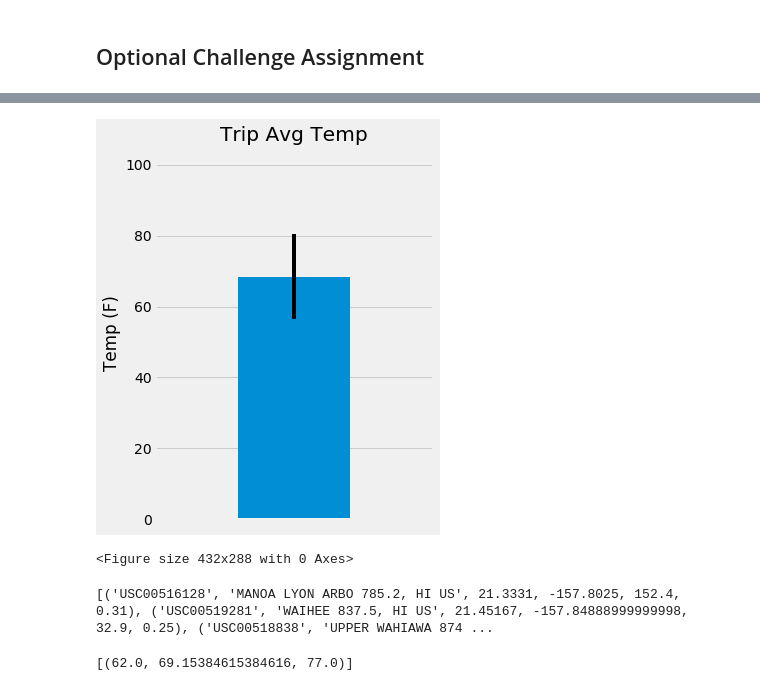
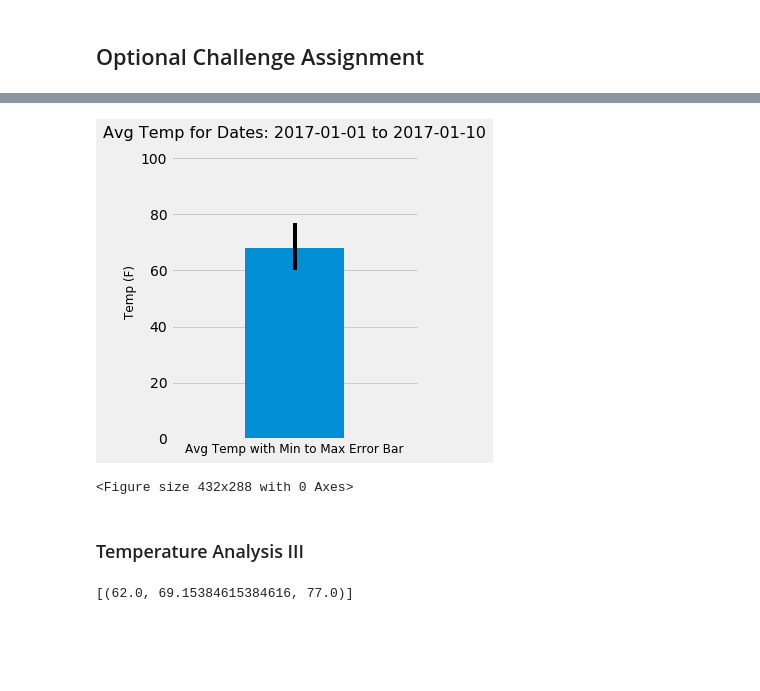
Before and after one commit to hanesy/sqlalchemy-challenge, a Jupyter notebook: climate_HY.ipynb, the cells around one changed output, grey strips where cells are left out. Cells and saved outputs as stored; diff of their text form; code cells hidden in the pictures; blank space fills up the shorter version.

```diff
--- a/climate_HY.ipynb
+++ b/climate_HY.ipynb
@@ -409,45 +437,32 @@ mycalc_temps
-# %%
-df_mycalc_temps = pd.DataFrame(mycalc_temps, columns = ['min', 'avg', 'max'])
-# df_mycalc_temps = df_mycalc_temps.T
-df_mycalc_temps
-
-# Plot the results from your previous query as a bar chart.
-# Use "Trip Avg Temp" as your Title
-# Use the average temperature for the y value
-# Use the peak-to-peak (tmax-tmin) value as the y error bar (yerr)
-
-err = df_mycalc_temps['max']- df_mycalc_temps['min']
-
-plt.figure(figsize=(5,6))
-plt.bar(1, df_mycalc_temps['avg'], yerr = err)
-plt.xlim(0,2)
-plt.xticks ([],[])
-plt.ylim(0,105)
-plt.title('Trip Avg Temp')
-plt.ylabel('Temp (F)')
-
-plt.tight_layout()
-plt.show()
-plt.savefig("Outputs/Trip Avg Temp.png")
-# %% [output]
-[figure, removed]
-<Figure size 432x288 with 0 Axes>
-# %%
-### Where is the trip date relevant? Is it for this section?
-### But this section of the notebook is considered bonus...
-### * Choose a start date and end date for your trip. Make sure that your vacation range is approximately 3-15 days total.
-
-# Calculate the total amount of rainfall per weather station for your trip dates using the previous year's matching dates.
-# Sort this in descending order by precipitation amount and list the station, name, latitude, longitude, and elevation
-## Start Here
-start_date = '2016-08-09'
-end_date = '2016-08-12'
-
-query_start_date = start_date - timedelta(days=366)
-query_end_date = end_date - timedelta(days=366)
-
-##need to perform a merge.
-
-# Perform a query to retrieve the data and precipitation scores
-# %% [output]
-[('USC00516128', 'MANOA LYON ARBO 785.2, HI US', 21.3331, -157.8025, 152.4, 0.31), ('USC00519281', 'WAIHEE 837.5, HI US', 21.45167, -157.84888999999998, 32.9, 0.25), ('USC00518838', 'UPPER WAHIAWA 874 ...
+# %%
+#my trip dates will be from 2018-01-01 to 201801-10
+mycalc_temps = calc_temps(query_start, query_end)
+list_results = list(np.ravel(mycalc_temps))
+
+min_temp = list_results[0]
+avg_temp = list_results[1]
+max_temp = list_results[2]
+# %%
+lower_error = avg_temp - min_temp
+upper_error = max_temp - avg_temp
+
+asymmetric_error = [lower_error, upper_error]
+
+plt.figure(figsize=(5,5))
+plt.bar(1, avg_temp, yerr = [[lower_error], [upper_error]])
+
+plt.xlim(0,2)
+plt.xticks ([],[])
+plt.ylim(0,105)
+plt.title('Avg Temp for Dates: 2017-01-01 to 2017-01-10', fontsize = 16)
+plt.xlabel("Avg Temp with Min to Max Error Bar", fontsize = 12)
+plt.ylabel('Temp (F)', fontsize = 12)
+
+plt.tight_layout()
+plt.show()
+plt.savefig("Outputs/Trip Avg Temp.png")
+# %% [output]
+[figure, added]
+<Figure size 432x288 with 0 Axes>
+# %% [markdown]
+### Temperature Analysis III
```
Also changed, not shown: parts of 24 cells of this notebook, 6 other files.
